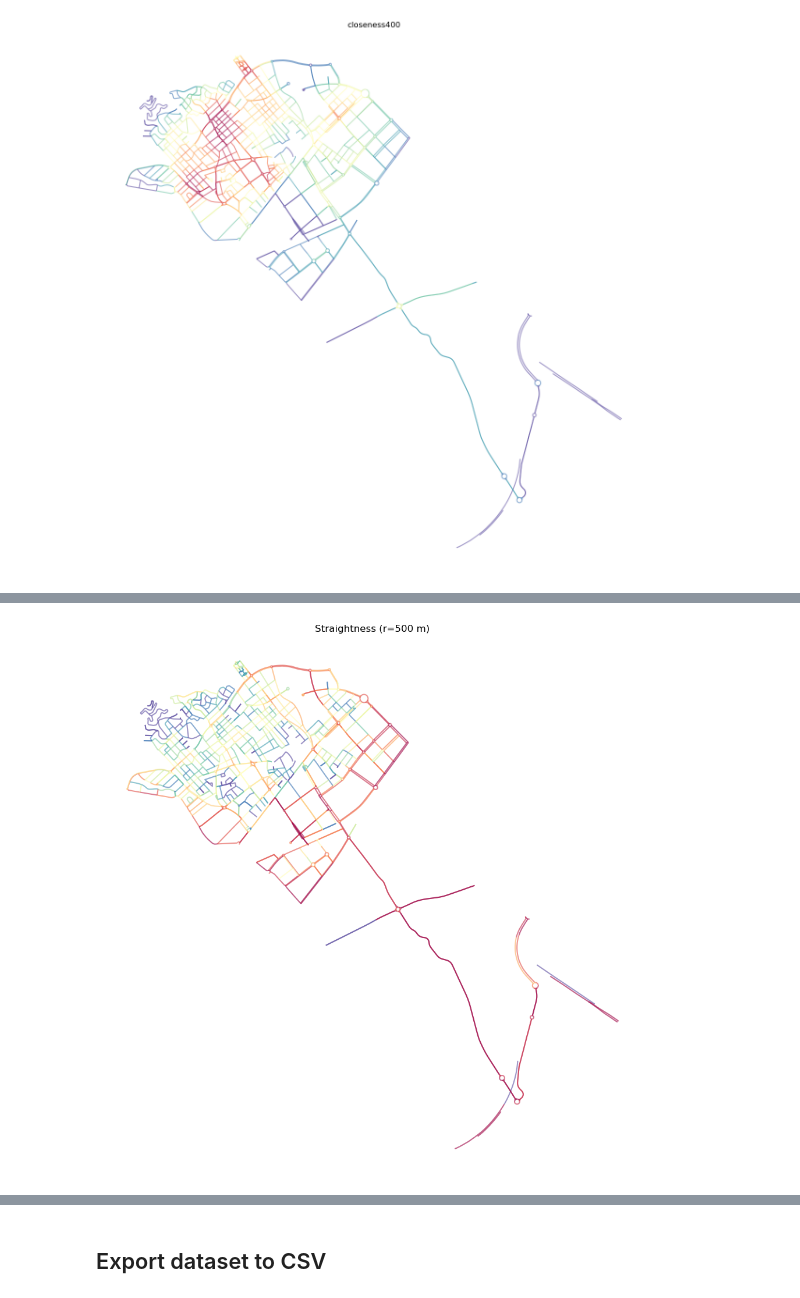
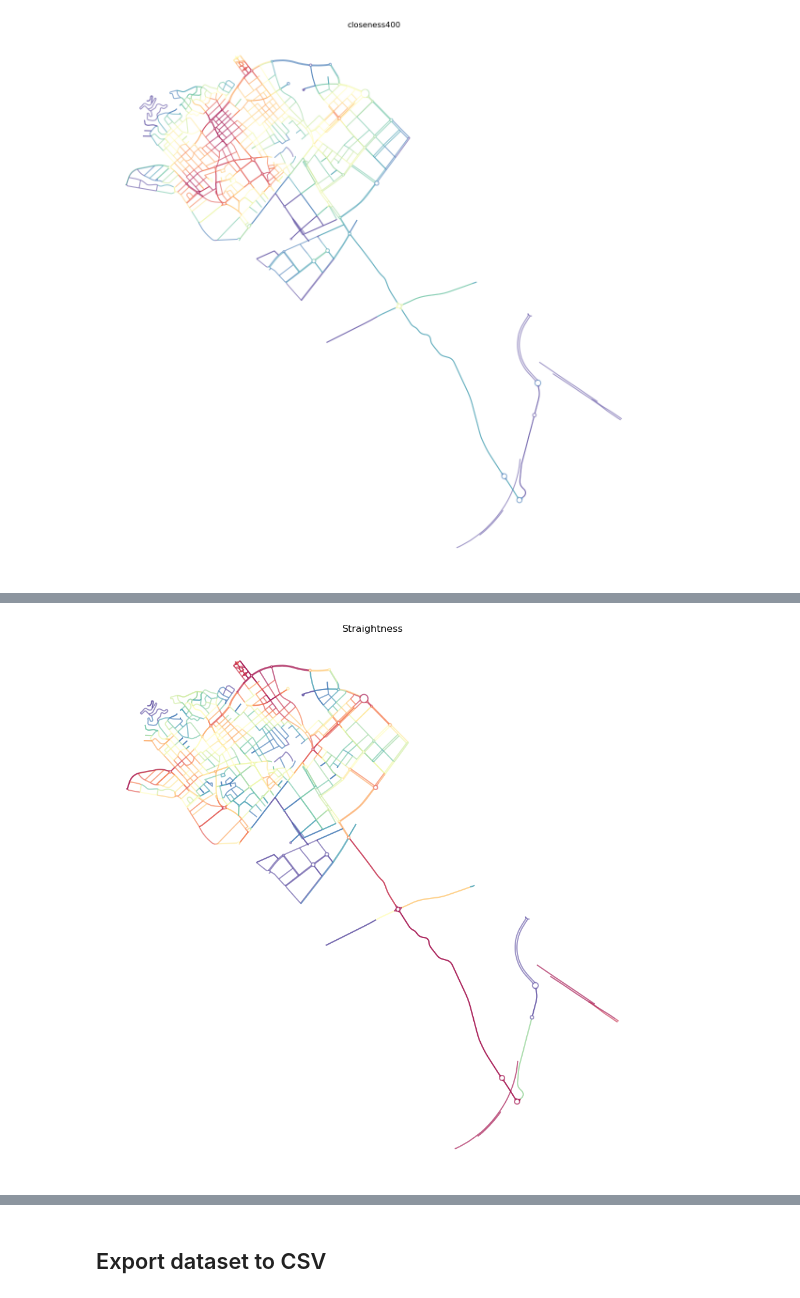
Before and after one commit to AndreaCutroni/ML-Noise-Prediction, a Jupyter notebook: deployment/Viladecans/notebooks/VIL_momepy.ipynb, the cells around one changed output, grey strips where cells are left out. Cells and saved outputs as stored; diff of their text form; code cells hidden in the pictures.

```diff
--- a/deployment/Viladecans/notebooks/VIL_momepy.ipynb
+++ b/deployment/Viladecans/notebooks/VIL_momepy.ipynb
@@ -191,4 +239,4 @@ _ = ax.set_title('closeness400')
 # %%
 straighteness = mm.straightness_centrality(
-    primal, radius=500, distance='mm_len'
+    primal
 )
@@ -195,7 +259,6 @@ straighteness = mm.straightness_centrality(
 # %%
-mm.mean_nodes(straighteness, 'straightness')
-primal_gdf_straight = mm.nx_to_gdf(straighteness, points=False)
-primal_gdf_straight.head()
+primal_gdf_str = mm.nx_to_gdf(straighteness, points=False)
+primal_gdf_str.head()
 # %% [output]
 |  | segment_id | highway | name | length | db_day | db_evening | db_night | noise_day | noise_evening | ... |
 | 0 | 206378333_6315715548_0 | residential | ['Camí de la Via', 'Passatge de l... | 308.730134 | 68 | 65 | 61 | 3 | 3 | ... |
@@ -204,15 +267,15 @@ primal_gdf_straight.head()
 | 3 | 4469422084_6315715548_0 | residential | Carrer d'Hipàcia | 67.335323 | 70 | 67 | 61 | 4 | 3 | ... |
 | 4 | 6315715548_2383446364_0 | residential | Carrer d'Hipàcia | 189.132682 | 70 | 67 | 61 | 4 | 3 | ... |
 # %%
-ax = primal_gdf_straight.plot(
-    column='straightness',
-    cmap='Spectral_r',
-    scheme='quantiles',
+ax = primal_gdf_str.plot(
+    column="straightness",
+    cmap="Spectral_r",
+    scheme="quantiles",
     k=15,
     alpha=0.6,
     figsize=(12, 12),
 )
 ax.set_axis_off()
-_ = ax.set_title('Straightness (r=500 m)')
+_ = ax.set_title("Straightness")
 # %% [output]
-[figure, old version]
+[figure, new version]
```
Also changed, not shown: parts of 20 cells of this notebook, 7 other files.
